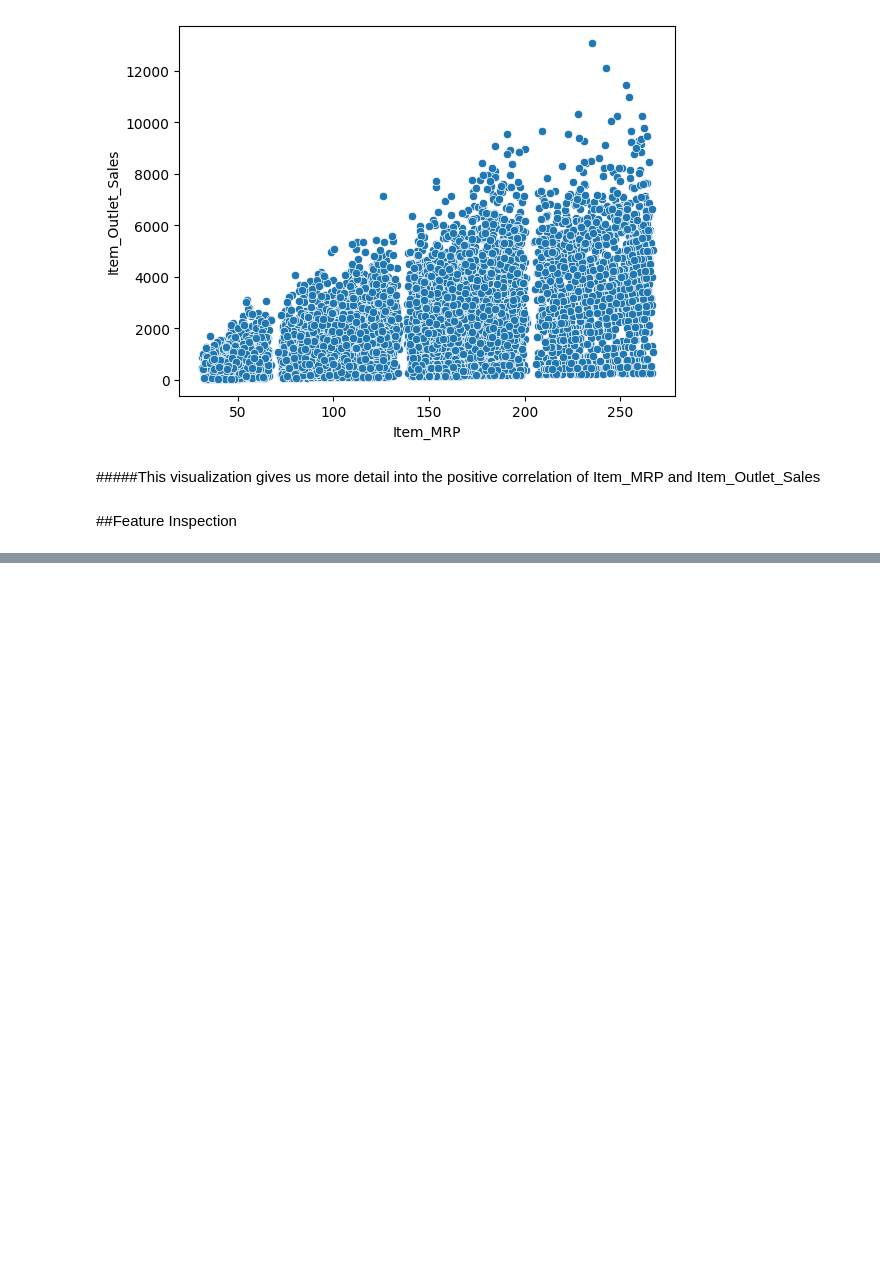
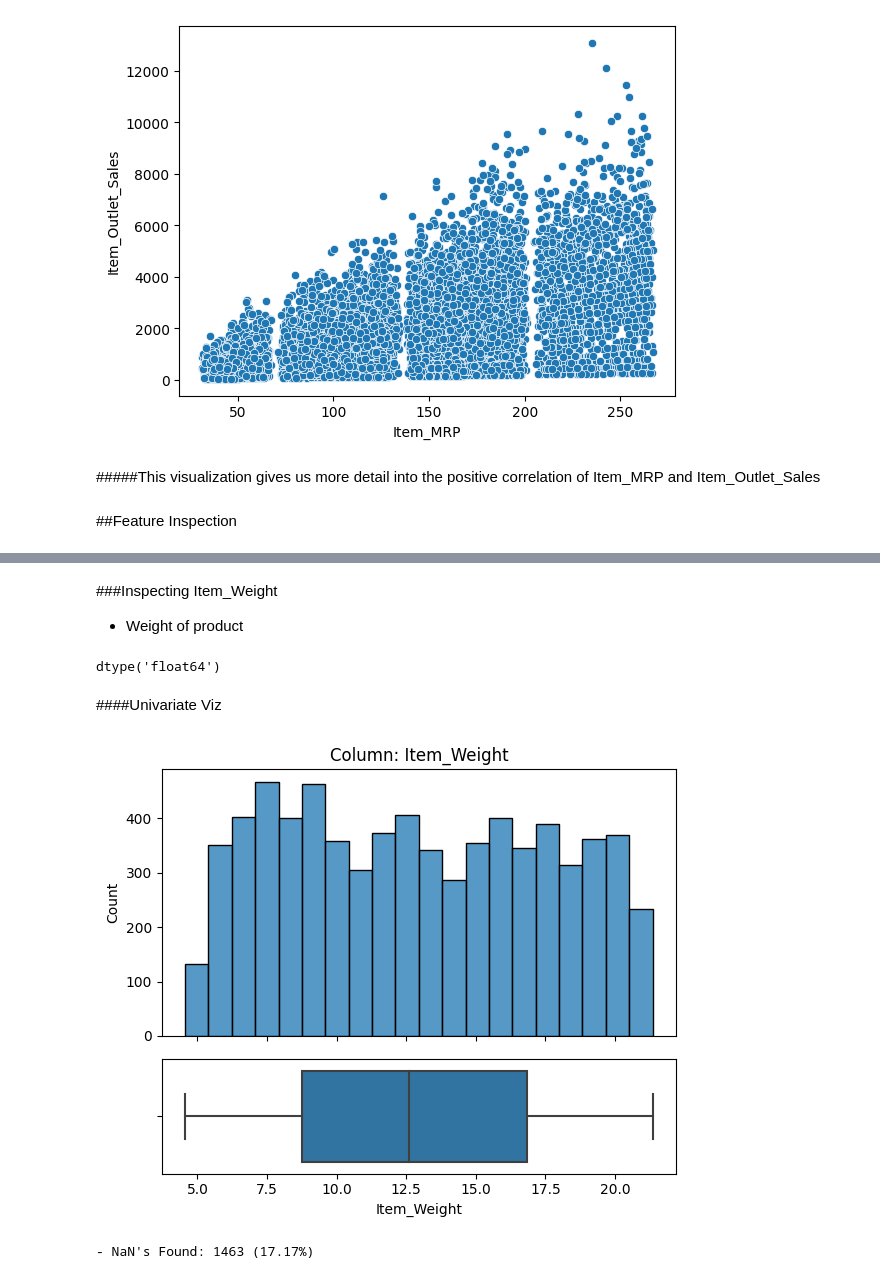
Before and after one commit to SpreeC/Prediction-of-Product-Sales, a Jupyter notebook: Prediction_of_Product_Sales.ipynb, the cells around one changed output, grey strips where cells are left out. Drawn from its saved outputs; the diff is of its cells as text; code cells hidden in the pictures; blank space fills up the shorter version.

```diff
--- a/Prediction_of_Product_Sales.ipynb
+++ b/Prediction_of_Product_Sales.ipynb
@@ -340,0 +343,5 @@ ax=sns.scatterplot(data=df, x='Item_MRP', y='Item_Outlet_Sales')
+# %%
+#Replace MISSING with nulls
+df = df.replace('MISSING', np.nan)
+#check that there are nulls
+df.isna().sum()
@@ -340,0 +362,5 @@ ax=sns.scatterplot(data=df, x='Item_MRP', y='Item_Outlet_Sales')
+# %%
+#replace -1 with nulls
+df = df.replace(-1, np.nan)
+#check that there are nulls
+df.isna().sum()
@@ -340,0 +381,38 @@ ax=sns.scatterplot(data=df, x='Item_MRP', y='Item_Outlet_Sales')
+# %% [markdown]
+###Inspecting Item_Weight
+- Weight of product
+# %%
+#Confirm the dtype to select correct EDA function
+df['Item_Weight'].dtype
+# %% [output]
+dtype('float64')
+# %% [markdown]
+####Univariate Viz
+# %%
+#Create custom function for the univariate visualization showing the distibution of values
+def explore_numeric(df, x, figsize=(6,5) ):
+  # Making our figure with gridspec for subplots
+  gridspec = {'height_ratios':[0.7,0.3]}
+  fig, axes = plt.subplots(nrows=2, figsize=figsize,
+                           sharex=True, gridspec_kw=gridspec)
+  # Histogram on Top
+  sns.histplot(data=df, x=x, ax=axes[0])
+  # Boxplot on Bottom
+  sns.boxplot(data=df, x=x, ax=axes[1])
+  ## Adding a title
+  axes[0].set_title(f"Column: {x}")
+  ## Adjusting subplots to best fill Figure
+  fig.tight_layout()
+
+  # Ensure plot is shown before message
+  plt.show()
+  ## Print message with info on the count and % of null values
+  null_count = df[x].isna().sum()
+  null_perc = null_count/len(df)* 100
+  print(f"- NaN's Found: {null_count} ({round(null_perc,2)}%)")
+# %%
+#Create a univariate visualization showing the distribution of values.
+explore_numeric(df, 'Item_Weight');
+# %% [output]
+[figure, added]
+- NaN's Found: 1463 (17.17%)
```
Also changed, not shown: parts of 83 cells of this notebook.
